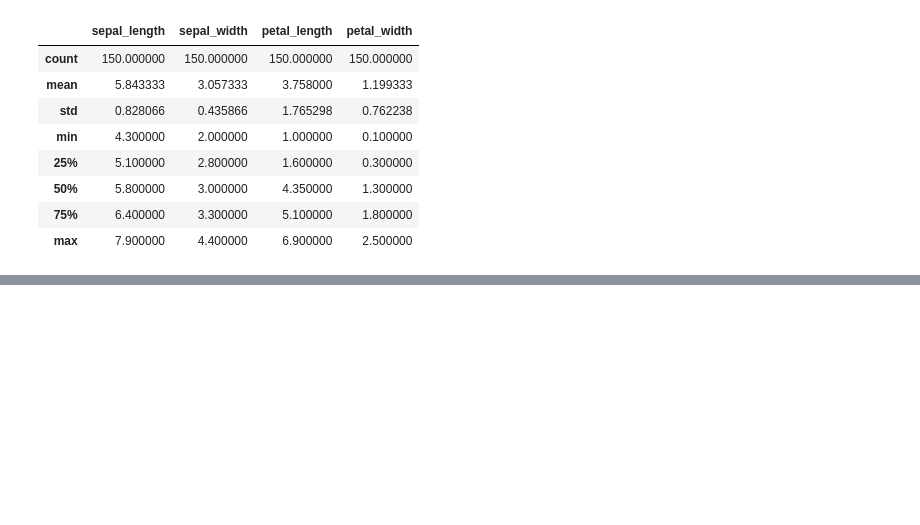
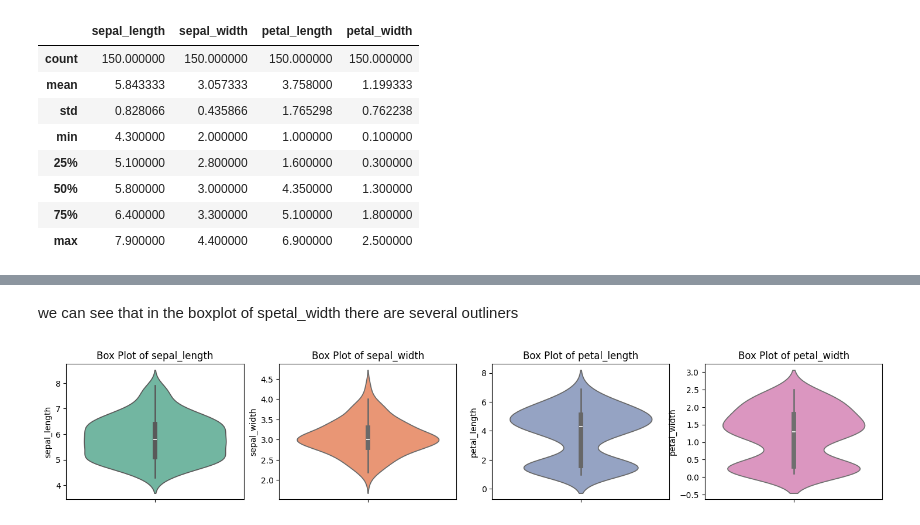
Before and after one commit to Emilye42/DataAnalysisonIrisDataSet, a Jupyter notebook: Iris.ipynb, the cells around one changed output, grey strips where cells are left out. Cells and saved outputs as stored; diff of their text form; code cells hidden in the pictures; blank space fills up the shorter version.

```diff
--- a/Iris.ipynb
+++ b/Iris.ipynb
@@ -107,0 +131,15 @@ numeric_features = iris_df.select_dtypes(include=['float64', 'int64']).columns
+# %% [markdown]
+we can see that in the boxplot of spetal_width there are several outliners
+# %%
+#single factor analysis
+numeric_features = iris_df.select_dtypes(include=['float64', 'int64']).columns
+fig = plt.figure(figsize=(18,3))
+colors = sns.color_palette("Set2", len(numeric_features))
+
+for idx, feature in enumerate(numeric_features, start=1):
+    ax = fig.add_subplot(1, 4, idx)  # 2 rows, 3 cols, current index
+    sns.violinplot(y=iris_df[feature], ax=ax,color=colors[idx - 1])
+    ax.set_title(f'Box Plot of {feature}')
+    ax.set_ylabel(feature)
+# %% [output]
+[figure, added]
```
Also changed, not shown: parts of 8 cells of this notebook.
